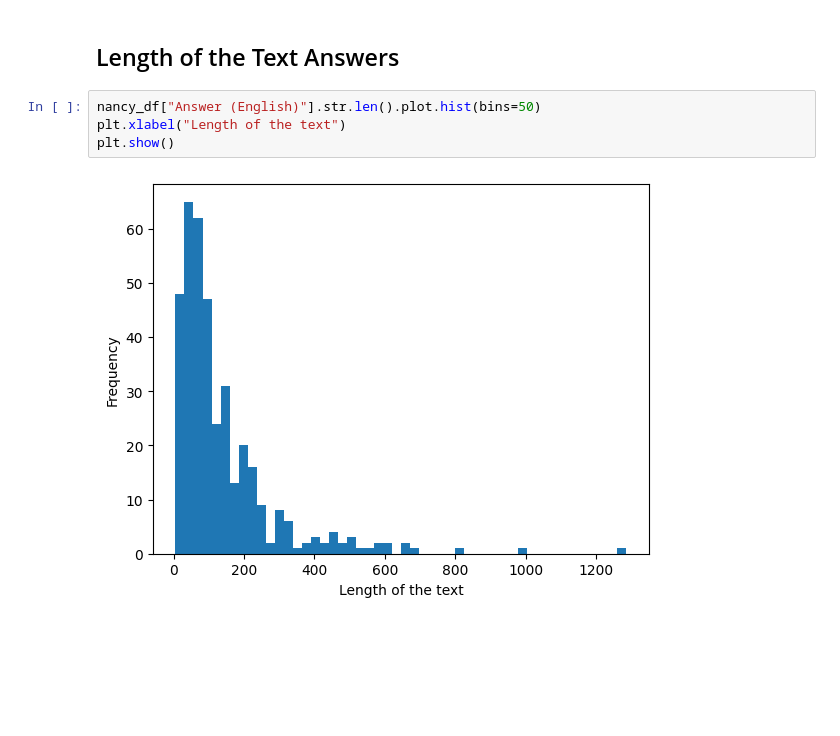
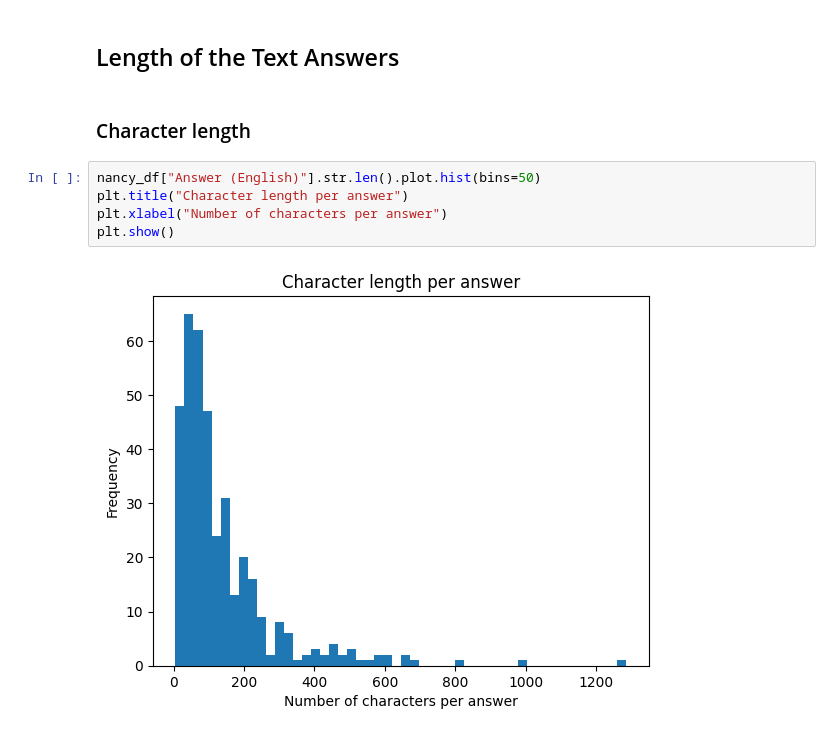
Before and after one commit to alberto-lorente/RorschIA_07-04, a Jupyter notebook: Nancy PsyData/Nancy Data Cleaning.ipynb, the cells around one changed output. Drawn from its saved outputs; the diff is of its cells as text; blank space fills up the shorter version.

```diff
--- a/Nancy PsyData/Nancy Data Cleaning.ipynb
+++ b/Nancy PsyData/Nancy Data Cleaning.ipynb
@@ -730,11 +713,14 @@ nancy_contents_full = pd.concat([nancy_contents, new_labels_determinants], axis=
 # nancy_contents_macro_labels_french.to_csv("nancy_contents_macro_labels_french.csv", index = False)
 # %% [markdown]
 ## Length of the Text Answers
+# %% [markdown]
+### Character length
 # %%
 nancy_df["Answer (English)"].str.len().plot.hist(bins=50)
-plt.xlabel("Length of the text")
+plt.title("Character length per answer")
+plt.xlabel("Number of characters per answer")
 plt.show()
 # %% [output]
-[figure, old version]
+[figure, new version]
 # %%
 nancy_df["Réponse (French)"].str.len().plot.hist(bins=50)
```
Also changed, not shown: parts of 17 cells of this notebook, 1 other file.
